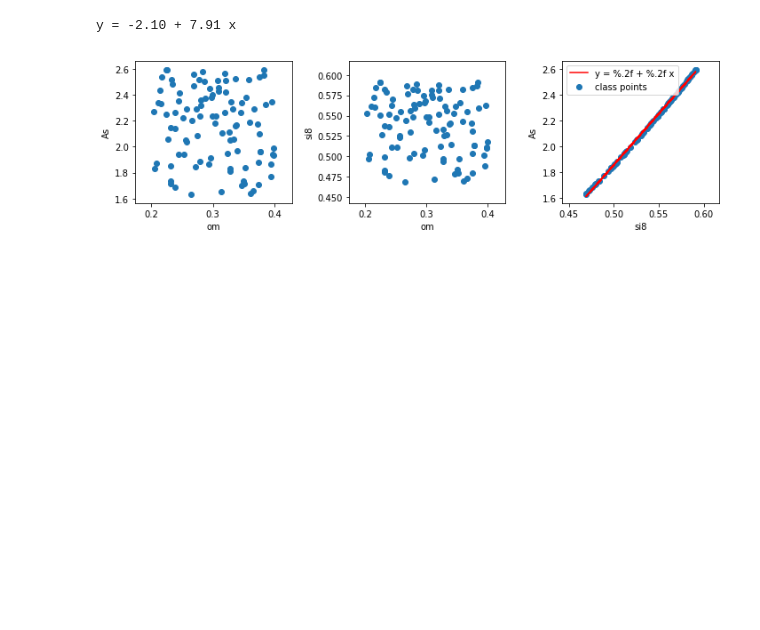
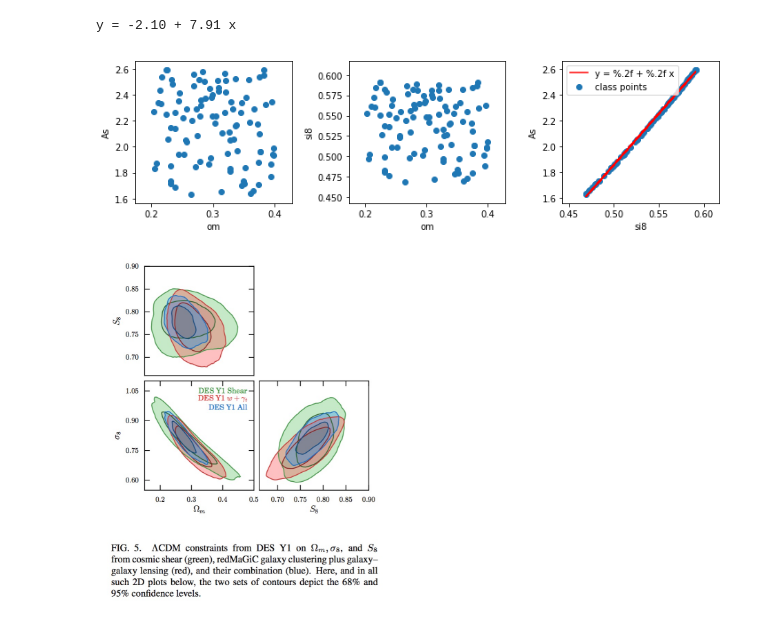
Before and after one commit to liuxx479/Outlier, a Jupyter notebook: GRF.ipynb, the cells around one changed output. Drawn from its saved outputs; the diff is of its cells as text; code cells hidden in the pictures; blank space fills up the shorter version.

```diff
--- a/GRF.ipynb
+++ b/GRF.ipynb
@@ -131,3 +131,7 @@ plt.tight_layout()
 [figure]
 # %%
 ###### 5s per map, need 28 cores finish in 1 hr?
+from IPython.display import Image
+Image(filename='DES_Y1.jpg',width=300)
+# %% [output]
+[figure, added]
```
Also changed, not shown: parts of 2 cells of this notebook.
